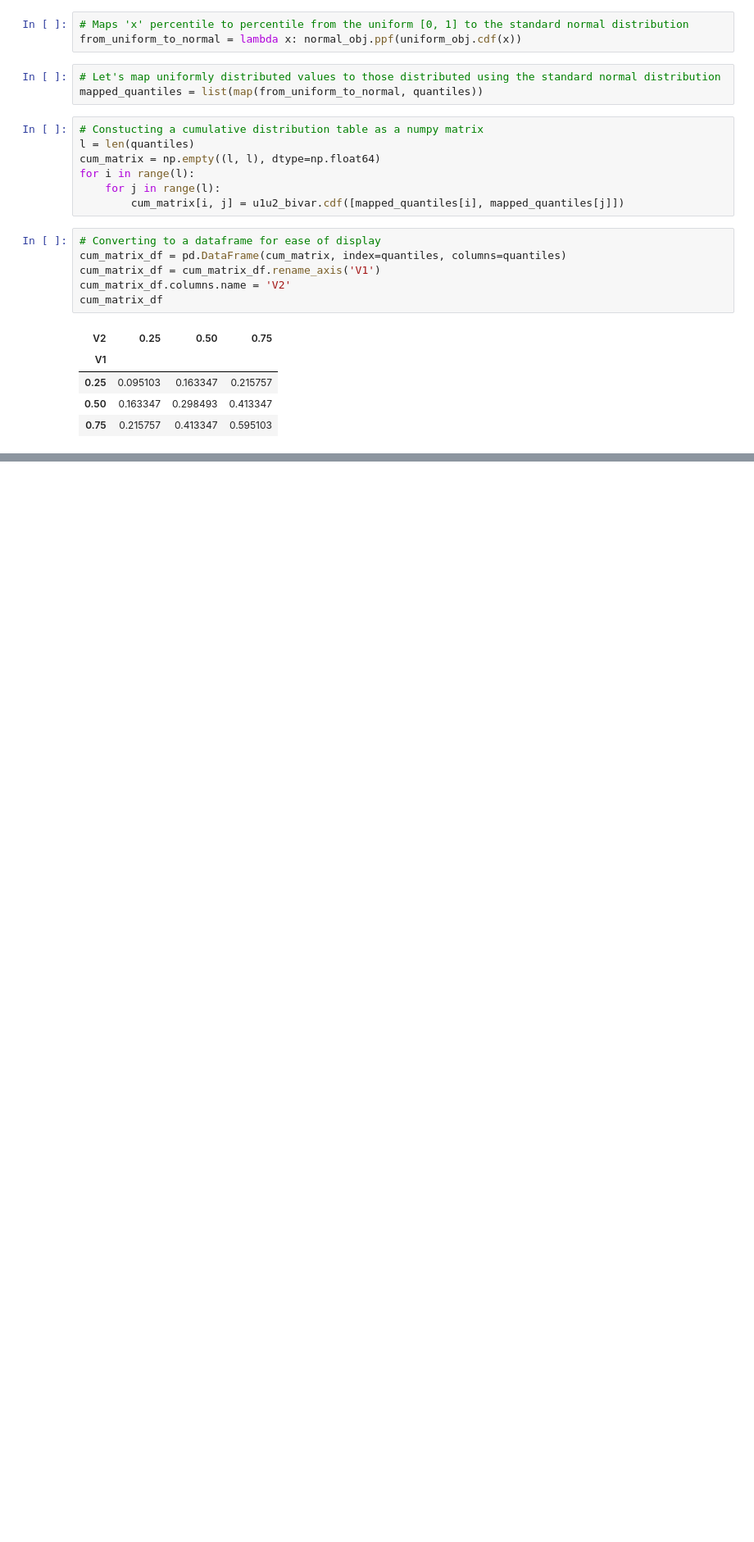
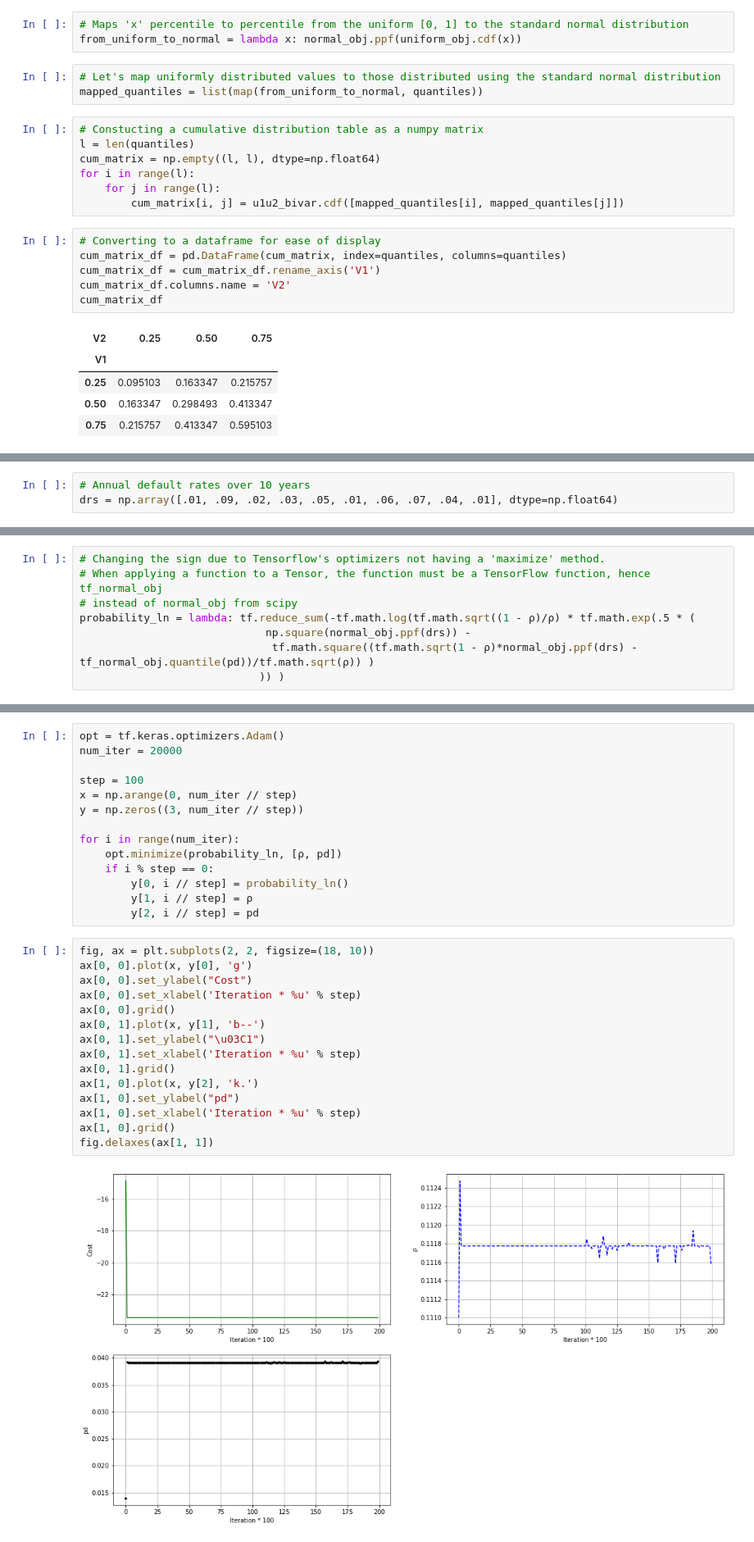
Before and after one commit to ilchen/RMaFI, a Jupyter notebook: ch11.ipynb, the cells around one changed output, grey strips where cells are left out. Shown: that part at 82% size. Saved outputs shown, nothing was run; the diff lists cells and outputs as text; blank space fills up the shorter version.

```diff
--- a/ch11.ipynb
+++ b/ch11.ipynb
@@ -52,0 +102,3 @@ cum_matrix_df
+# %%
+# Annual default rates over 10 years
+drs = np.array([.01, .09, .02, .03, .05, .01, .06, .07, .04, .01], dtype=np.float64)
@@ -52,0 +115,8 @@ cum_matrix_df
+# %%
+# Changing the sign due to Tensorflow's optimizers not having a 'maximize' method.
+# When applying a function to a Tensor, the function must be a TensorFlow function, hence tf_normal_obj
+# instead of normal_obj from scipy
+probability_ln = lambda: tf.reduce_sum(-tf.math.log(tf.math.sqrt((1 - ρ)/ρ) * tf.math.exp(.5 * (
+                             np.square(normal_obj.ppf(drs)) -
+                              tf.math.square((tf.math.sqrt(1 - ρ)*normal_obj.ppf(drs) - tf_normal_obj.quantile(pd))/tf.math.sqrt(ρ)) )
+                            )) )
@@ -52,0 +129,31 @@ cum_matrix_df
+# %%
+opt = tf.keras.optimizers.Adam()
+num_iter = 20000
+
+step = 100
+x = np.arange(0, num_iter // step)
+y = np.zeros((3, num_iter // step))
+
+for i in range(num_iter):
+    opt.minimize(probability_ln, [ρ, pd])
+    if i % step == 0:
+        y[0, i // step] = probability_ln()
+        y[1, i // step] = ρ
+        y[2, i // step] = pd
+# %%
+fig, ax = plt.subplots(2, 2, figsize=(18, 10))
+ax[0, 0].plot(x, y[0], 'g')
+ax[0, 0].set_ylabel("Cost")
+ax[0, 0].set_xlabel('Iteration * %u' % step)
+ax[0, 0].grid()
+ax[0, 1].plot(x, y[1], 'b--')
+ax[0, 1].set_ylabel("\u03C1")
+ax[0, 1].set_xlabel('Iteration * %u' % step)
+ax[0, 1].grid()
+ax[1, 0].plot(x, y[2], 'k.')
+ax[1, 0].set_ylabel("pd")
+ax[1, 0].set_xlabel('Iteration * %u' % step)
+ax[1, 0].grid()
+fig.delaxes(ax[1, 1])
+# %% [output]
+[figure, added]
```
Also changed, not shown: parts of 13 cells of this notebook, 2 other files.
